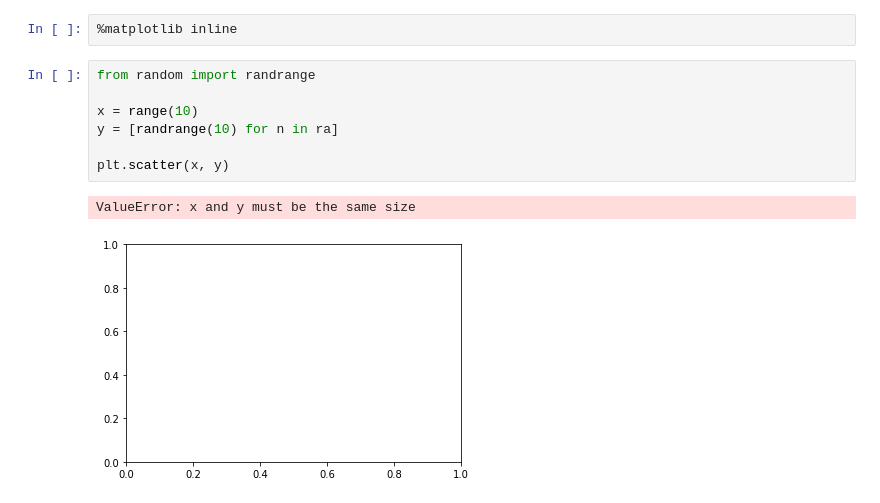
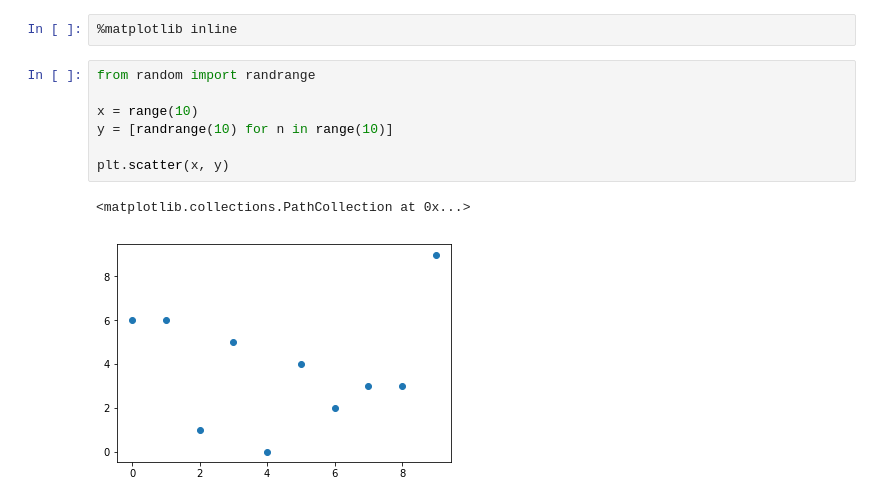
Before and after one commit to AlecMorgan/dsc-1-01-08-your-first-data-science-codealong-seattle-ds-career-040119, a Jupyter notebook: index.ipynb, the cells around one changed output. Cells and saved outputs as stored; diff of their text form.

```diff
--- a/index.ipynb
+++ b/index.ipynb
@@ -381,10 +381,10 @@ import matplotlib.pyplot as plt
 # %%
 from random import randrange
 
 x = range(10)
-y = [randrange(10) for n in ra]
+y = [randrange(10) for n in range(10)]
 
 plt.scatter(x, y)
 # %% [output]
-ValueError: x and y must be the same size
+<matplotlib.collections.PathCollection at 0x...>
-[figure, old version]
+[figure, new version]
```
